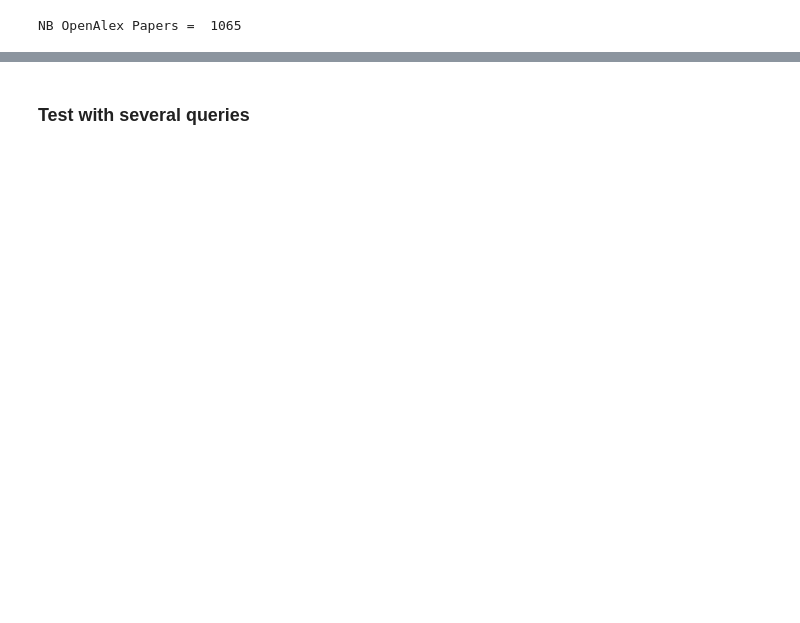
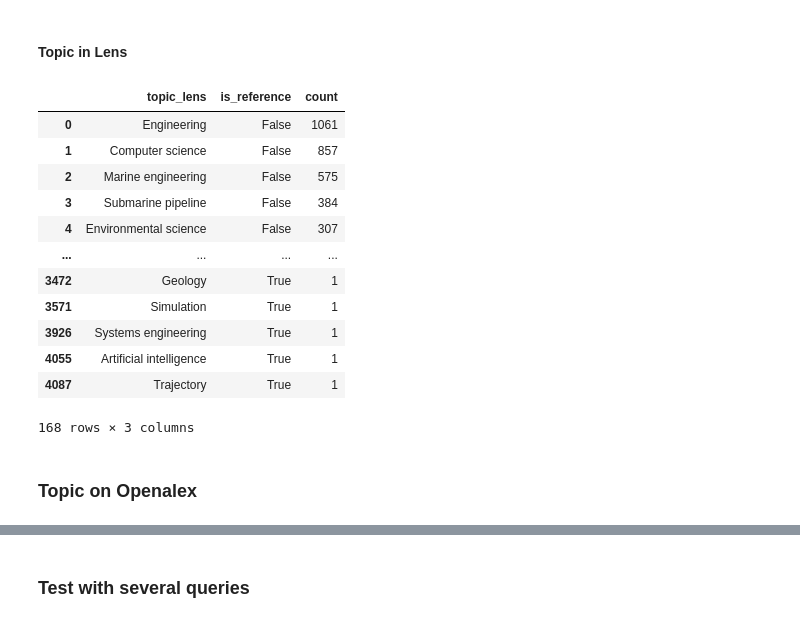
Before and after one commit to TUDelft-CITG/SLR-RAG, a Jupyter notebook: notebooks/test_api_extraction.ipynb, the cells around one changed output, grey strips where cells are left out. Cells and saved outputs as stored; diff of their text form; code cells hidden in the pictures; blank space fills up the shorter version.

Commit message:
refactor: add other Schema Papers, and working on keywords in the notebooks

```diff
--- a/notebooks/test_api_extraction.ipynb
+++ b/notebooks/test_api_extraction.ipynb
@@ -205,0 +306,51 @@ np.int64(2059)
+# %% [markdown]
+#### Topic in Lens
+# %%
+def filter_on_list(
+    df_input: pd.DataFrame,
+    col_name: str,
+    black_list_input: Set[str] | List[str],
+    seaparator=";",
+):
+    """
+    Filter all papers that have at least one keywords inside a blacklist
+    """
+    df_input = df_input.reset_index(drop=True)
+    return df_input[
+        ~(
+            df_input[col_name]
+            .str.split(pat=seaparator)
+            .explode()
+            .str.strip()
+            .isin(black_list_input)
+            .groupby(level=0)
+            .any()
+        )
+    ]
+
+
+black_list_lens_topic = {"Medicine", "Internal medicine", "Biology"}
+df_recent_filtered_fields_lens = filter_on_list(
+    df_recent_filtered_fields_1, "topic_lens", black_list_lens_topic
+)
+df_common_topic_lens = explode_and_groupby_topic(
+    df_recent_filtered_fields_lens,
+    name_topic_col="topic_lens",
+    min_count_to_keep=25,
+    split_separator=";",
+)
+df_common_topic_lens
+# %% [output]
+|  | topic_lens | is_reference | count |
+| 0 | Engineering | False | 1061 |
+| 1 | Computer science | False | 857 |
+| 2 | Marine engineering | False | 575 |
+| 3 | Submarine pipeline | False | 384 |
+| 4 | Environmental science | False | 307 |
+| ... | ... | ... | ... |
+| 3472 | Geology | True | 1 |
+| 3571 | Simulation | True | 1 |
+| 3926 | Systems engineering | True | 1 |
+| 4055 | Artificial intelligence | True | 1 |
+| 4087 | Trajectory | True | 1 |
+168 rows × 3 columns
@@ -206,5 +361,7 @@ np.int64(2059)
+# %% [markdown]
+### Topic on Openalex
 # %%
-white_list_openalex = {
+white_list_topic_openalex = {
     "Maritime Navigation and Safety",
     "Structural Integrity and Reliability Analysis",
     "Ship Hydrodynamics and Maneuverability",
@@ -220,7 +377,9 @@ white_list_openalex = {
     "Maritime Ports and Logistics",
     "Social Acceptance of Renewable Energy",
 }
-df_include_openalex = df_recent[(df_recent["topic_openalex"].isin(white_list_openalex))]
+df_include_openalex = df_recent[
+    (df_recent["topic_openalex"].isin(white_list_topic_openalex))
+]
 print("NB OpenAlex Papers = ", len(df_include_openalex))
 px.bar(
     df_include_openalex.groupby("topic_openalex")
@@ -228,8 +387,6 @@ px.bar(
     .sort_values(ascending=False)
     .rename("count")
     .reset_index(),
-    x="topic_openalex",
-    y="count",
+    y="topic_openalex",
+    x="count",
 )
-# %% [output]
-NB OpenAlex Papers =  1065
```
Also changed, not shown: parts of 48 cells of this notebook, 8 other files.
